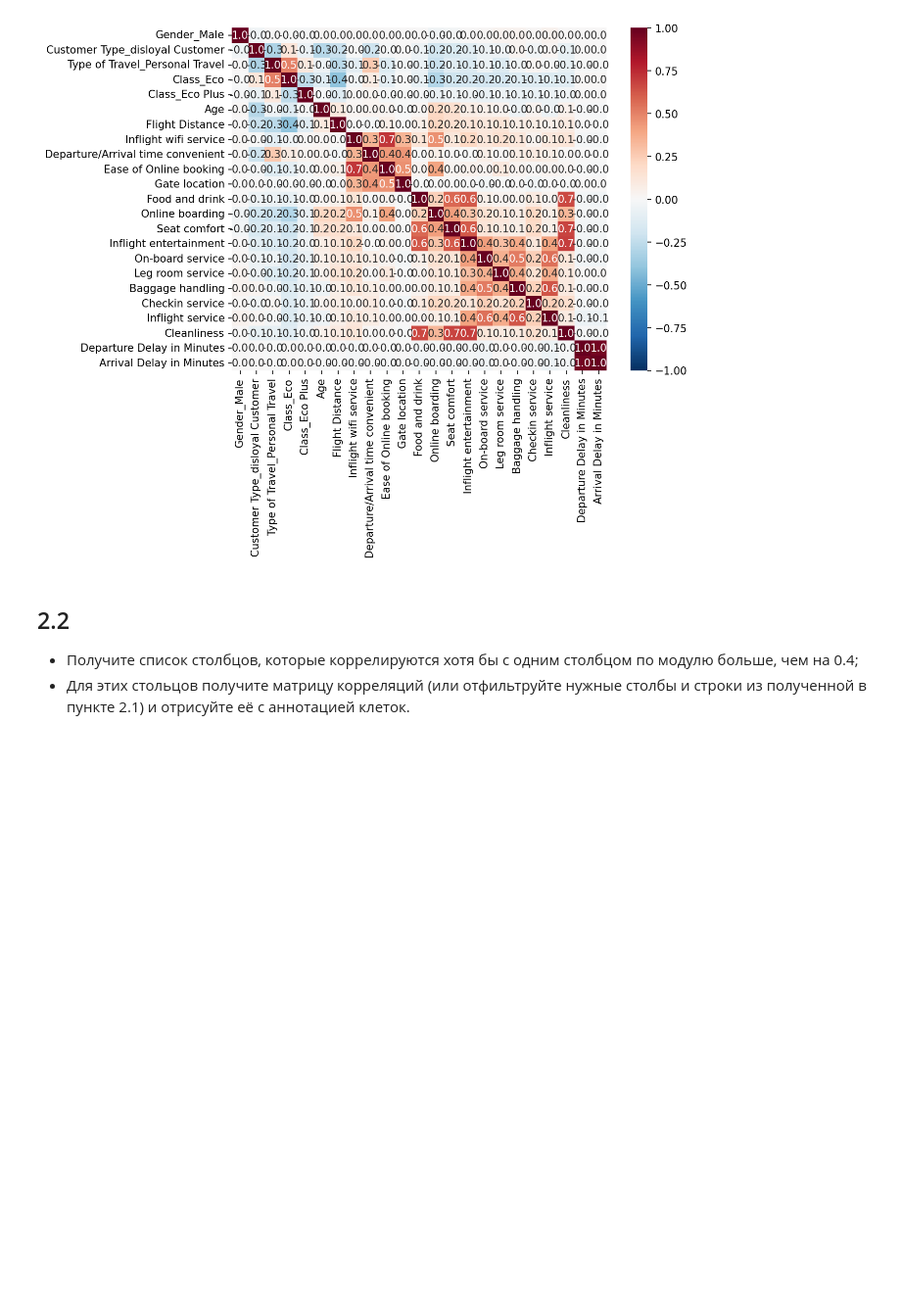
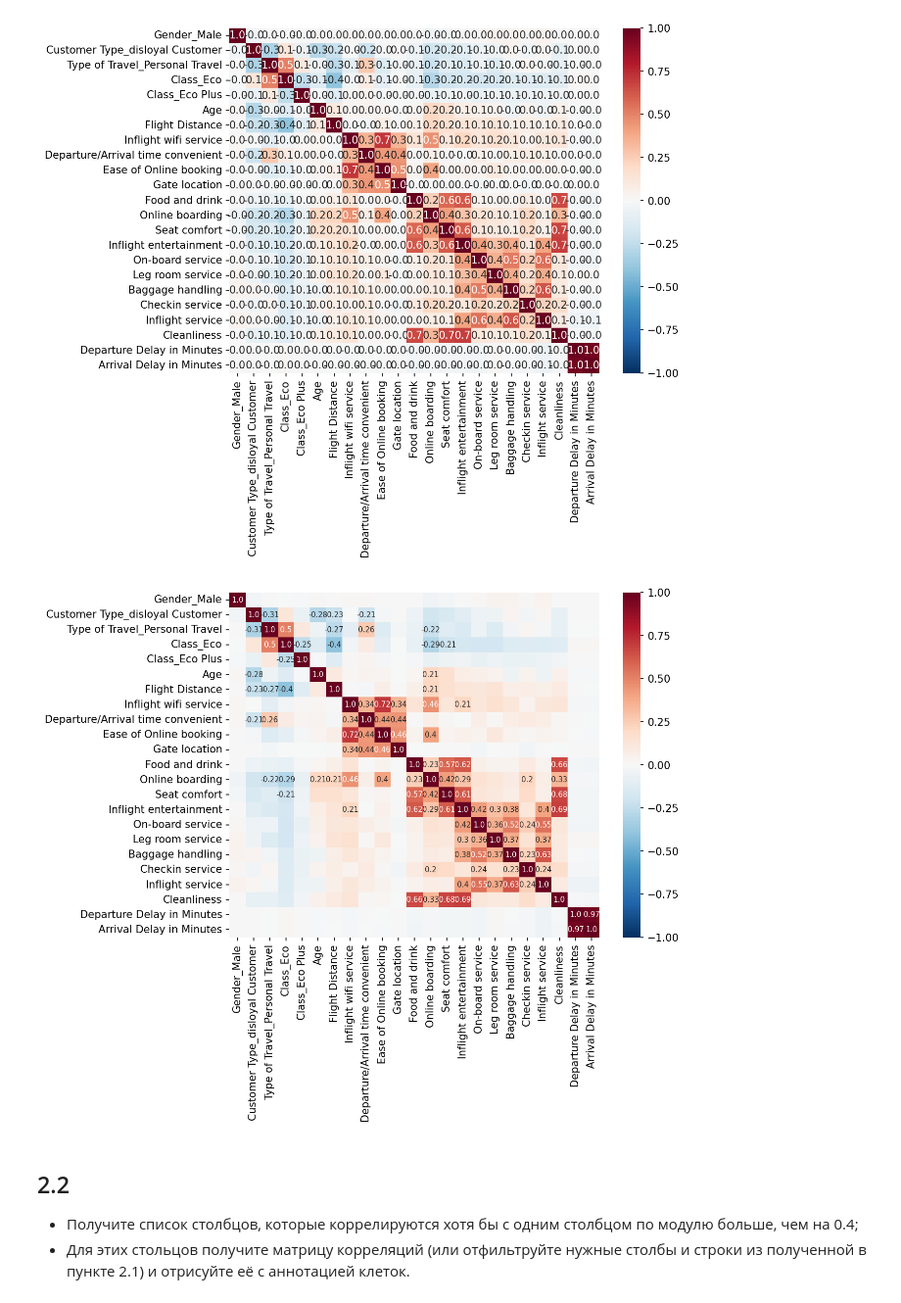
Before and after one commit to igumnov-daniel/HOCK_FEBRUARY_2023, a Jupyter notebook: 13_ML_3_logreg/13_3_2_HW_step_by_step_classification_ANSWERS.ipynb, the cells around one changed output. Shown at 98% size. Saved outputs shown, nothing was run; the diff lists cells and outputs as text; code cells hidden in the pictures; blank space fills up the shorter version.

```diff
--- a/13_ML_3_logreg/13_3_2_HW_step_by_step_classification_ANSWERS.ipynb
+++ b/13_ML_3_logreg/13_3_2_HW_step_by_step_classification_ANSWERS.ipynb
@@ -192,3 +198,8 @@ plt.show()
+# %%
+def filter_cell_annot(cell_value):
+    if np.abs(cell_value) >= 0.2:
+        return round(cell_value, 2)
+    return ""
 # %%
 plt.figure(figsize=(8, 6), dpi=150)
 sns.heatmap(
@@ -200,6 +213,19 @@ sns.heatmap(
 plt.show()
 # %% [output]
 [figure]
+# %%
+plt.figure(figsize=(8, 6), dpi=150)
+sns.heatmap(
+    corr_m,
+    vmin=-1, vmax=1, center=0,
+    cmap='RdBu_r',
+    annot=corr_m.map(filter_cell_annot),
+    annot_kws={'fontsize': 7},
+    fmt='',
+)
+plt.show()
+# %% [output]
+[figure, added]
 # %% [markdown]
 ## 2.2
 * Получите список столбцов, которые коррелируются хотя бы с одним столбцом по модулю больше, чем на 0.4;
```
Also changed, not shown: parts of 16 cells of this notebook.
